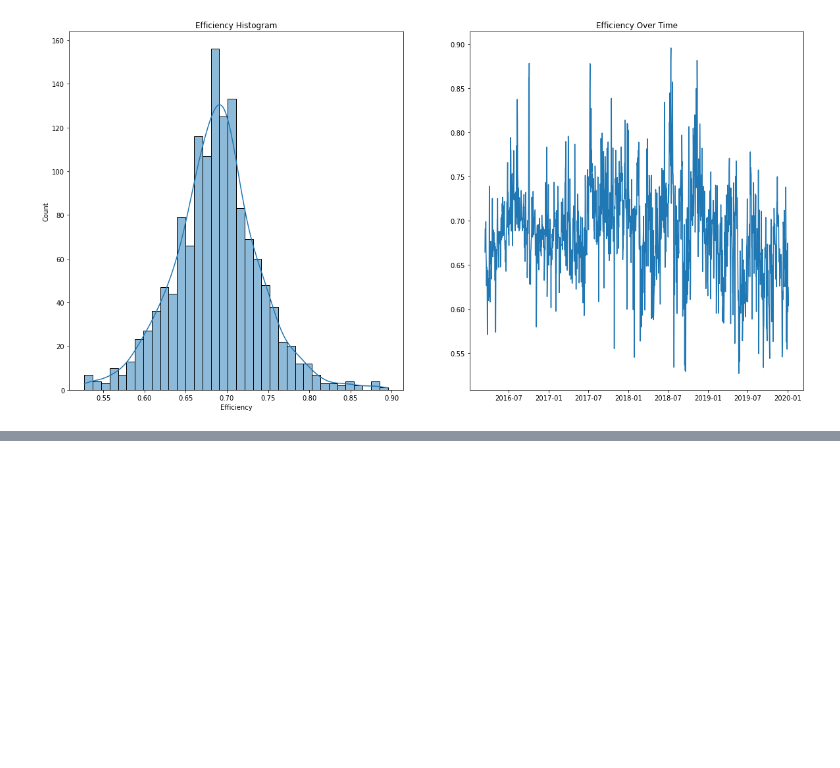
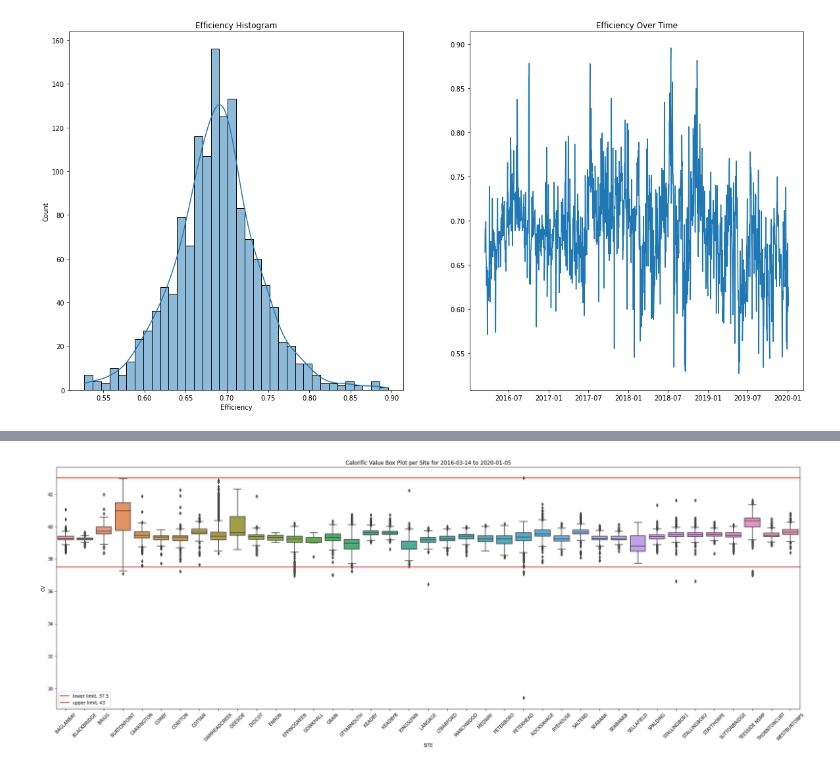
Before and after one commit to r4ch45/charterful, a Jupyter notebook: notebooks/2-how-efficient-are-gas-fired-powerstations.ipynb, the cells around one changed output, grey strips where cells are left out. Drawn from its saved outputs; the diff is of its cells as text; code cells hidden in the pictures; blank space fills up the shorter version.

```diff
--- a/notebooks/2-how-efficient-are-gas-fired-powerstations.ipynb
+++ b/notebooks/2-how-efficient-are-gas-fired-powerstations.ipynb
@@ -430,0 +176,13 @@ plt.show()
+# %%
+key = "GAS_CV"
+raw_gas_cv_path = os.path.join(output_dirpath, key + ".csv")
+if not os.path.isfile(raw_gas_cv_path):
+    print("Raw data doesn't exist, so gathering it")
+    create_gas_dataset(key, start, end, output_dirpath)
+
+gas_cv = make_dataset.prepare_gas_data(raw_gas_cv_path).rename({"VALUE": "CV"}, axis=1)
+# kWH
+
+gas_cv = make_dataset.map_to_sites(gas_cv)
+# MJ/scm
+gas_cv.head()
@@ -430,0 +215,14 @@ plt.show()
+# %%
+fig, ax = plt.subplots(1, 1, figsize=(30, 10))
+
+sns.boxplot(x="SITE", y="CV", data=gas_cv[gas_cv["CV"] > 0], ax=ax)
+ax.set_xticklabels(ax.get_xticklabels(), rotation=45)
+plt.title(
+    f"Calorific Value Box Plot per Site for {gas_cv.GAS_DAY.dt.date.min()} to {gas_cv.GAS_DAY.dt.date.max()}"
+)
+plt.axhline(37.5, label="lower limit, 37.5", c="r")
+plt.axhline(43, label="upper limit, 43", c="r")
+plt.legend()
+plt.show()
+# %% [output]
+[figure, added]
```
Also changed, not shown: parts of 93 cells of this notebook, 47 other files.
